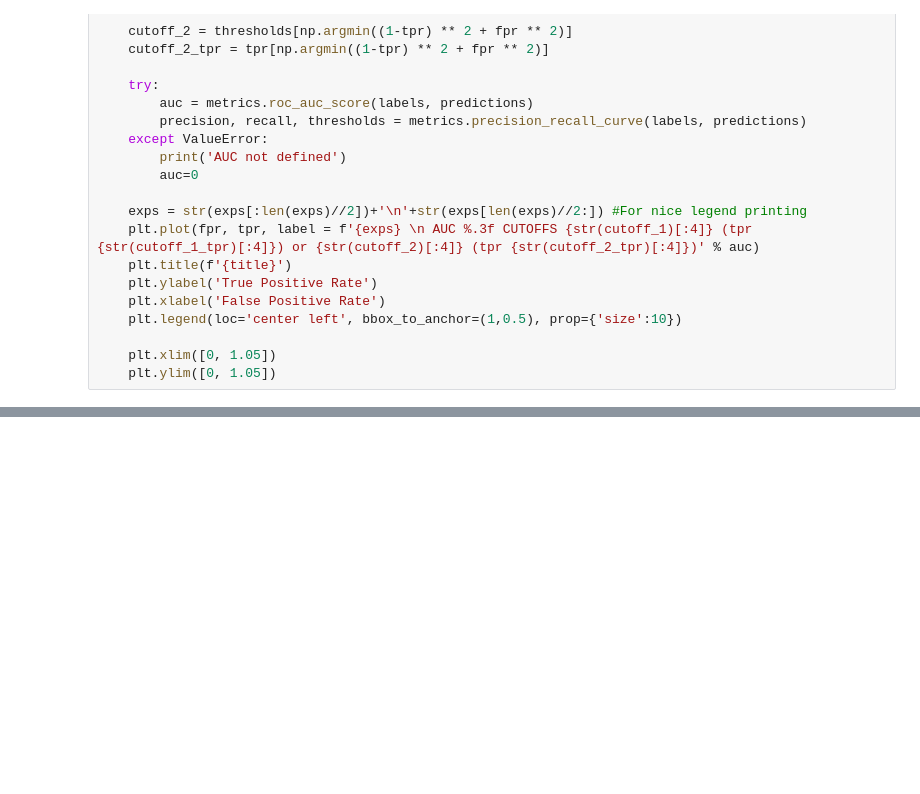
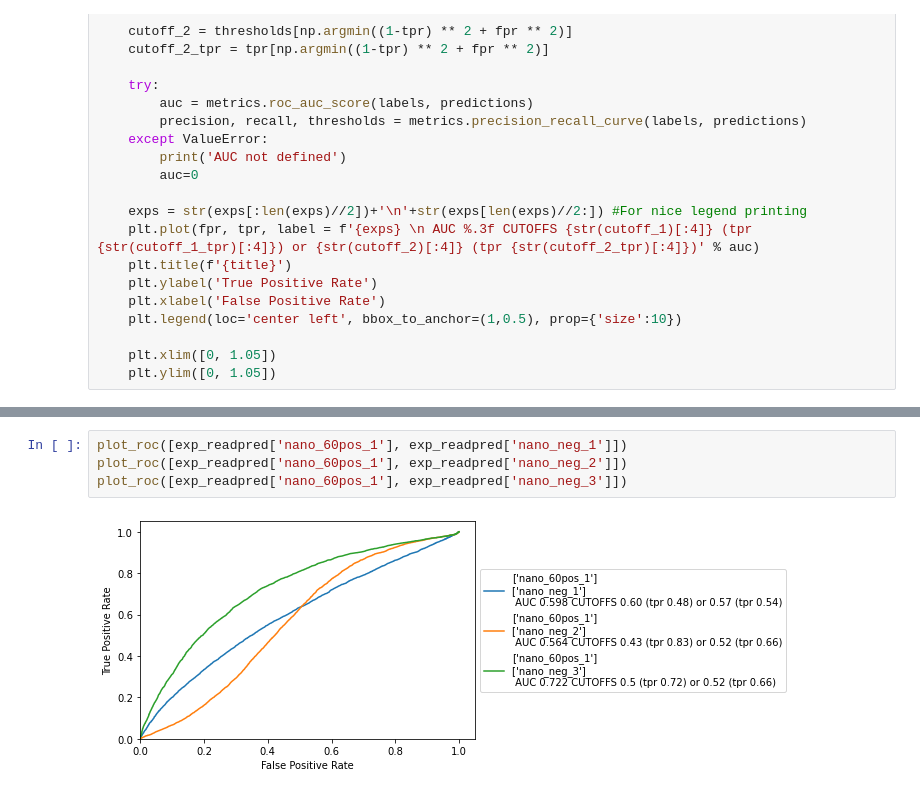
Before and after one commit to maragkakislab/rnakinet, a Jupyter notebook: rnamodif/Evaluation.ipynb, the cells around one changed output, grey strips where cells are left out. Drawn from its saved outputs; the diff is of its cells as text; blank space fills up the shorter version.

```diff
--- a/rnamodif/Evaluation.ipynb
+++ b/rnamodif/Evaluation.ipynb
@@ -291,0 +318,6 @@ plot_roc([exp_readpred[NANOID_POS], exp_readpred[NANOID_NEG]])
+# %%
+plot_roc([exp_readpred['nano_60pos_1'], exp_readpred['nano_neg_1']])
+plot_roc([exp_readpred['nano_60pos_1'], exp_readpred['nano_neg_2']])
+plot_roc([exp_readpred['nano_60pos_1'], exp_readpred['nano_neg_3']])
+# %% [output]
+[figure, added]
```
Also changed, not shown: parts of 20 cells of this notebook, 4 other files.
